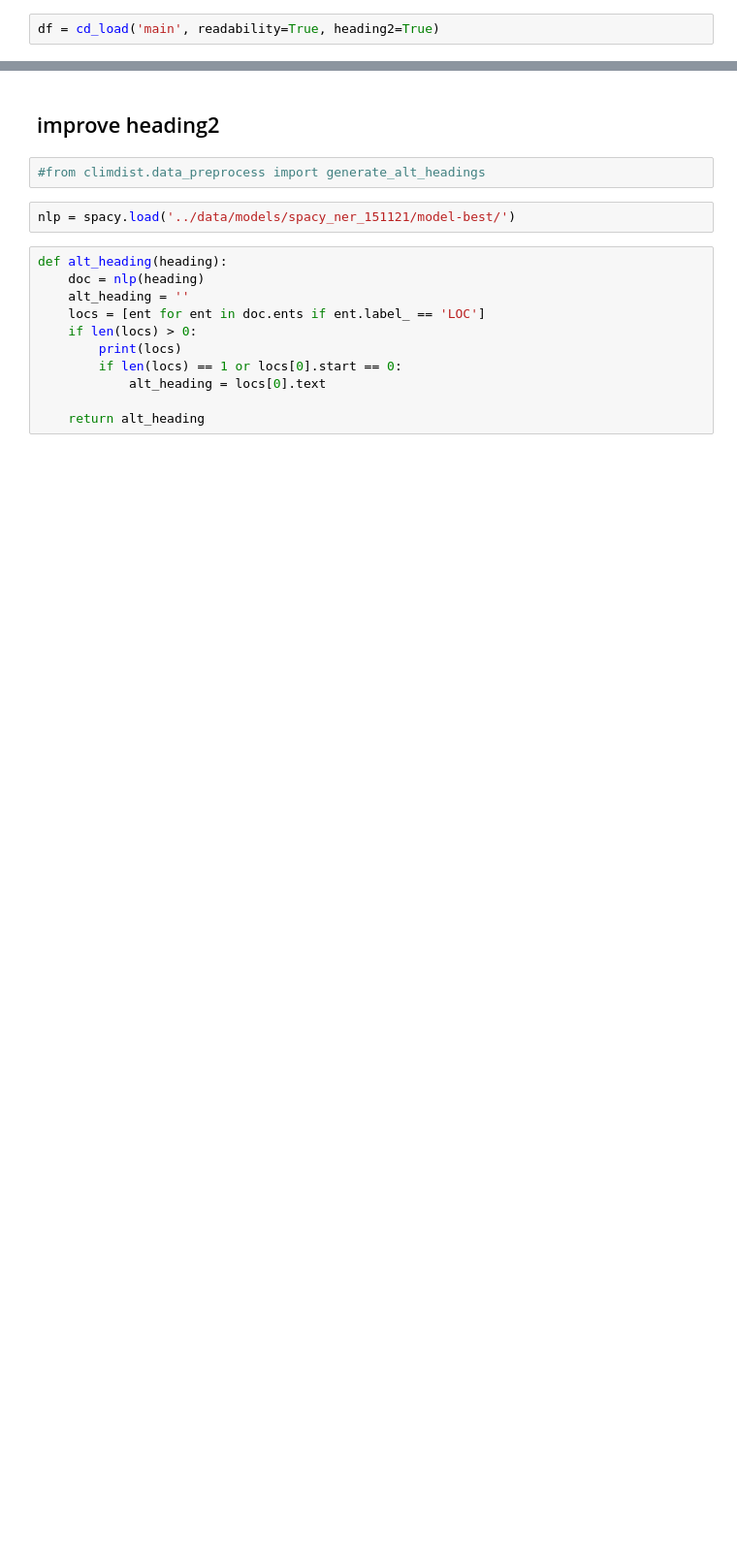
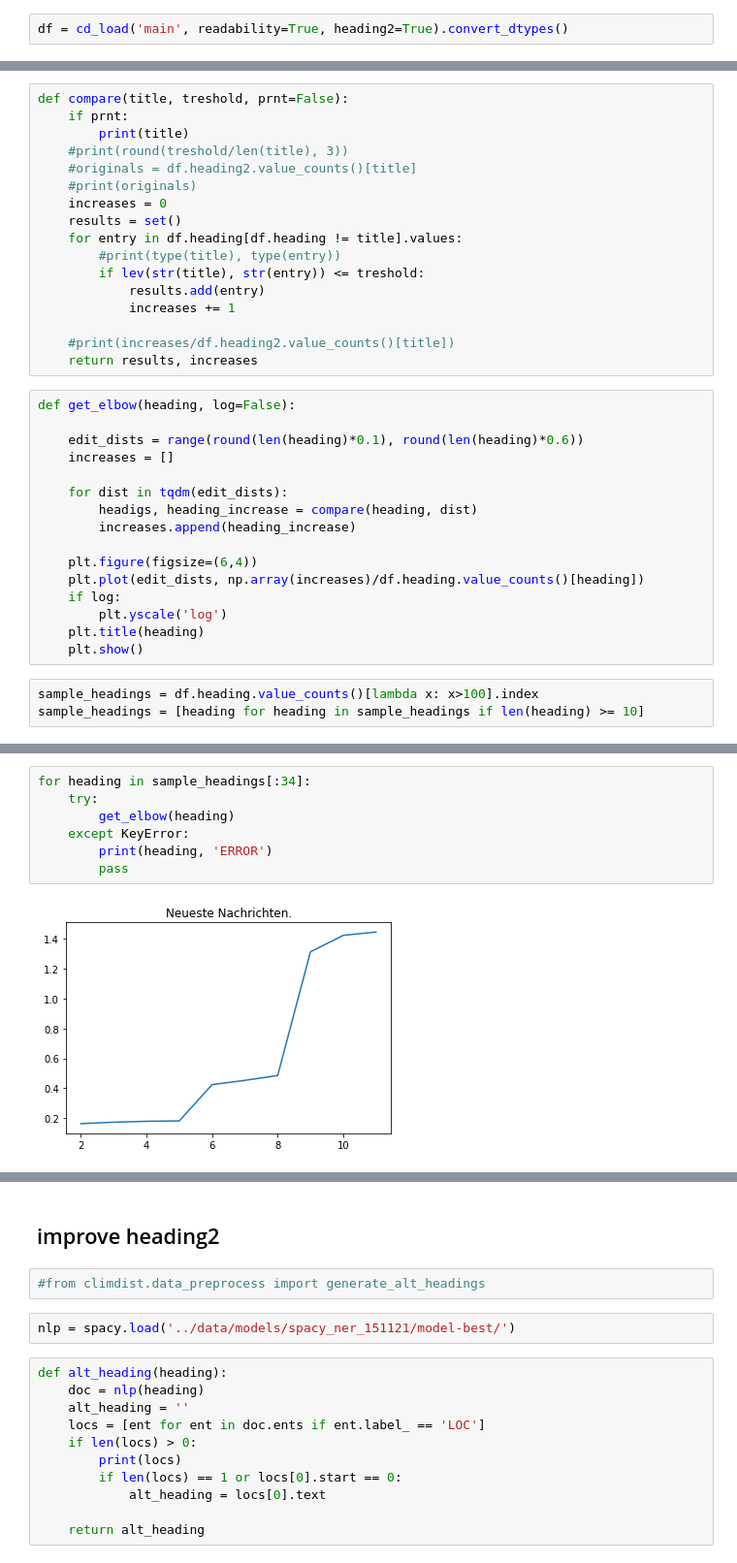
Before and after one commit to krkryger/clim-dist, a Jupyter notebook: notebooks/headings.ipynb, the cells around one changed output, grey strips where cells are left out. Shown at 97% size. Drawn from its saved outputs; the diff is of its cells as text; blank space fills up the shorter version.

Commit message:
new analysis, headings edit_dist

```diff
--- a/notebooks/headings.ipynb
+++ b/notebooks/headings.ipynb
@@ -10,2 +11,2 @@ import string
 # %%
-df = cd_load('main', readability=True, heading2=True)
+df = cd_load('main', readability=True, heading2=True).convert_dtypes()
@@ -11,0 +29,36 @@ df = cd_load('main', readability=True, heading2=True)
+# %%
+def compare(title, treshold, prnt=False):
+    if prnt:
+        print(title)
+    #print(round(treshold/len(title), 3))
+    #originals = df.heading2.value_counts()[title]
+    #print(originals)
+    increases = 0
+    results = set()
+    for entry in df.heading[df.heading != title].values:
+        #print(type(title), type(entry))
+        if lev(str(title), str(entry)) <= treshold:
+            results.add(entry)
+            increases += 1
+
+    #print(increases/df.heading2.value_counts()[title])
+    return results, increases
+# %%
+def get_elbow(heading, log=False):
+
+    edit_dists = range(round(len(heading)*0.1), round(len(heading)*0.6))
+    increases = []
+
+    for dist in tqdm(edit_dists):
+        headigs, heading_increase = compare(heading, dist)
+        increases.append(heading_increase)
+
+    plt.figure(figsize=(6,4))
+    plt.plot(edit_dists, np.array(increases)/df.heading.value_counts()[heading])
+    if log:
+        plt.yscale('log')
+    plt.title(heading)
+    plt.show()
+# %%
+sample_headings = df.heading.value_counts()[lambda x: x>100].index
+sample_headings = [heading for heading in sample_headings if len(heading) >= 10]
@@ -11,0 +85,9 @@ df = cd_load('main', readability=True, heading2=True)
+# %%
+for heading in sample_headings[:34]:
+    try:
+        get_elbow(heading)
+    except KeyError:
+        print(heading, 'ERROR')
+        pass
+# %% [output]
+[figure, added]
```
Also changed, not shown: parts of 22 cells of this notebook, 4 other files.
